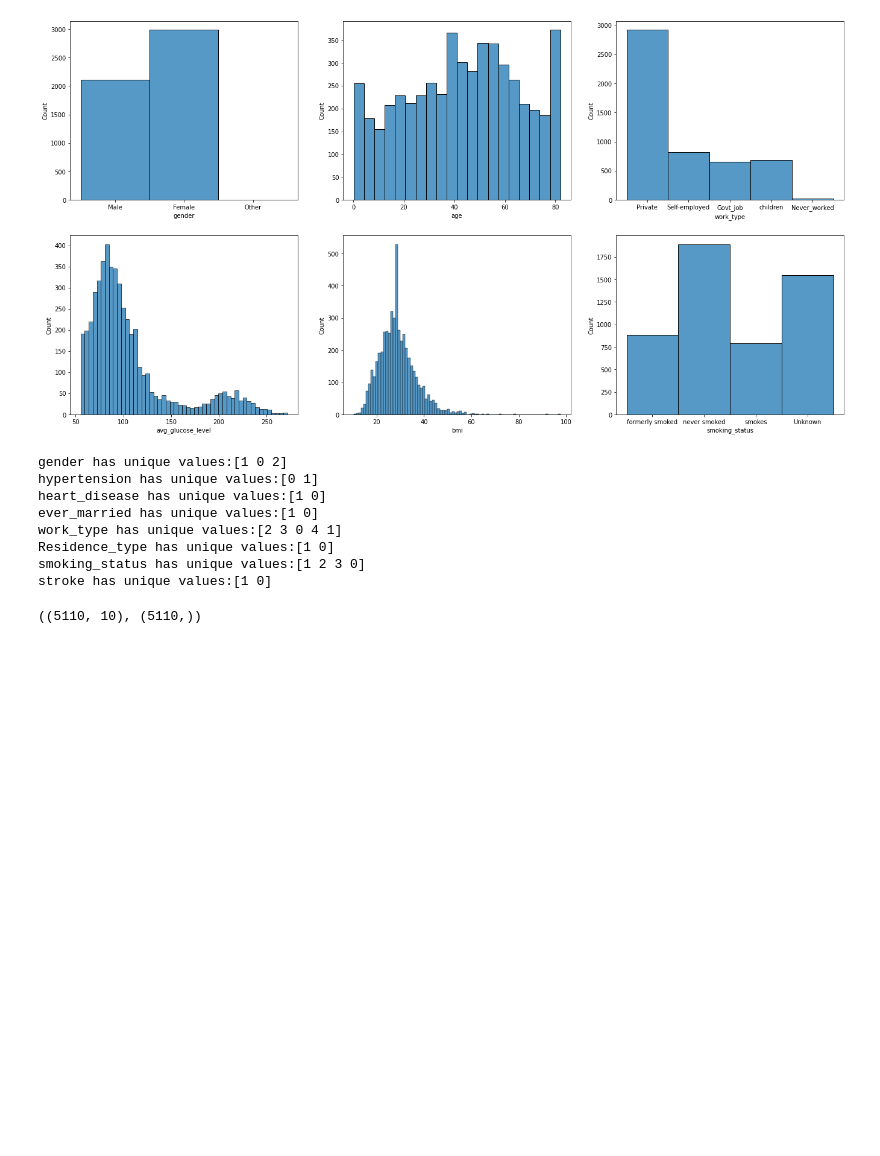
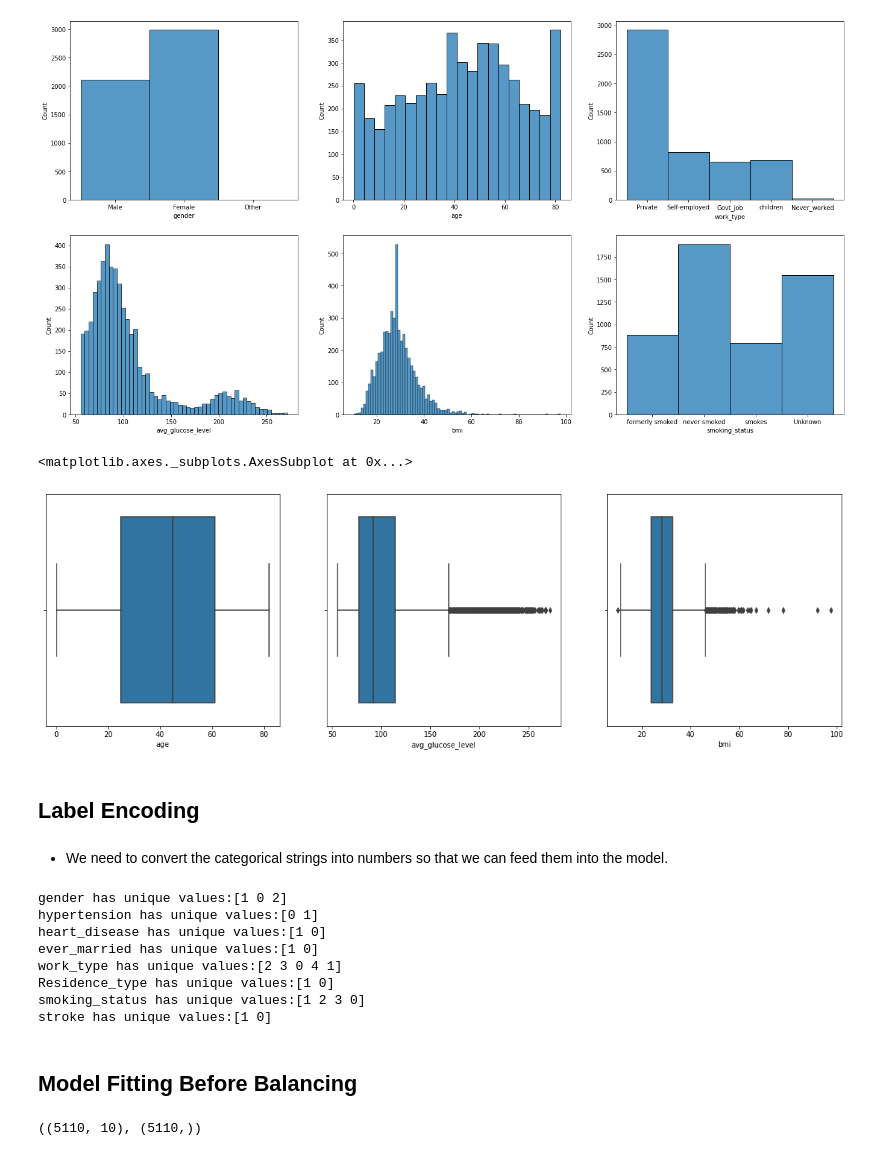
Before and after one commit to Ibraam-Nashaat/Stroke-Prediction, a Jupyter notebook: Stroke_prediction.ipynb, the cells around one changed output. Cells and saved outputs as stored; diff of their text form; code cells hidden in the pictures; blank space fills up the shorter version.

```diff
--- a/Stroke_prediction.ipynb
+++ b/Stroke_prediction.ipynb
@@ -193,6 +202,18 @@ sns.histplot(df['smoking_status'],kde=False,ax=axs[1,2])
 # %% [output]
 <matplotlib.axes._subplots.AxesSubplot at 0x...>
 [figure]
+# %%
+fig, axs = plt.subplots(1,3 ,figsize=(20,6))
+sns.boxplot(x=df["age"],ax=axs[0])
+sns.boxplot(x=df["avg_glucose_level"],ax=axs[1])
+sns.boxplot(x=df["bmi"],ax=axs[2])
+# %% [output]
+<matplotlib.axes._subplots.AxesSubplot at 0x...>
+[figure, added]
+# %% [markdown]
+## Label Encoding
+# %% [markdown]
+- We need to convert the categorical strings into numbers so that we can feed them into the model.
 # %%
 categorical_col=['gender','ever_married','work_type','Residence_type','smoking_status']
 le = LabelEncoder()
@@ -211,4 +232,6 @@ work_type has unique values:[2 3 0 4 1]
 Residence_type has unique values:[1 0]
 smoking_status has unique values:[1 2 3 0]
 stroke has unique values:[1 0]
+# %% [markdown]
+## Model Fitting Before Balancing
 # %%
```
Also changed, not shown: parts of 22 cells of this notebook.
